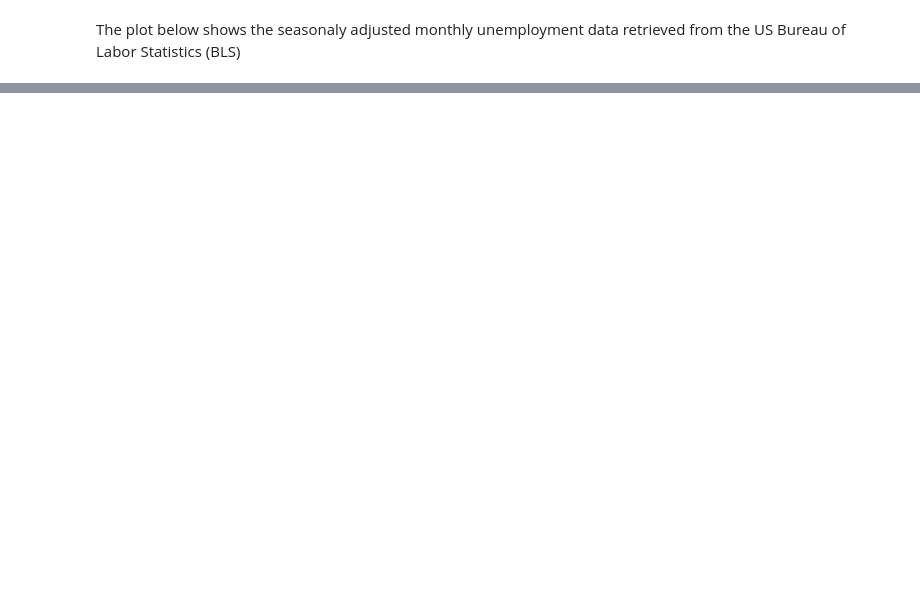
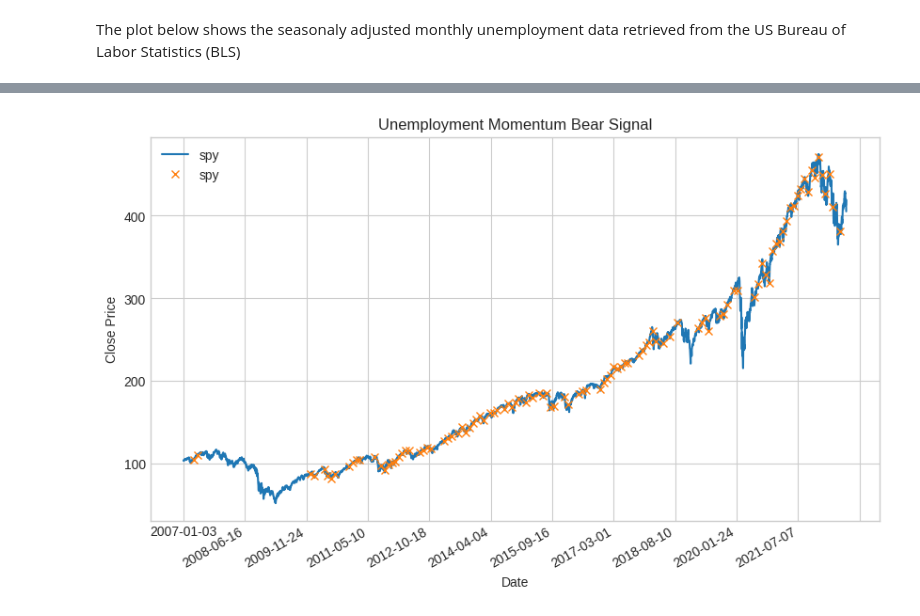
Before and after one commit to IanLKaplan/lazy_fundamental_analyst, a Jupyter notebook: lazy_fundamental_analyst.ipynb, the cells around one changed output, grey strips where cells are left out. Drawn from its saved outputs; the diff is of its cells as text; code cells hidden in the pictures; blank space fills up the shorter version.

```diff
--- a/lazy_fundamental_analyst.ipynb
+++ b/lazy_fundamental_analyst.ipynb
@@ -317,10 +363,8 @@ class BLSData:
 bls_start_year: str = '2007'
 bls_end_year: str = str(datetime.today().year)
 bls_data = BLSData(bls_start_year, bls_end_year)
-#
-# Round to a whole number since fractional unemployment values are not very accurate
-# (e.g., there is a lot of noise in unemployment numbers)
-bls_unemployment_df = round(bls_data.get_unemployment_data(), 0)
+
+bls_unemployment_df = round(bls_data.get_unemployment_data(), 2)
 # %% [markdown]
 <p>
 The plot below shows the seasonaly adjusted monthly unemployment data retrieved from the US Bureau of Labor Statistics (BLS)
@@ -344,0 +518,6 @@ Inception Date: 12/16/1998
+# %%
+emp_ix_l = get_market_indexes(spy_close_df, emp_bearish_dates)
+spy_emp_bear_df = spy_close_df.iloc[emp_ix_l]
+plot_hedge(spy_close_df, spy_emp_bear_df, "Unemployment Momentum Bear Signal")
+# %% [output]
+[figure, added]
```
Also changed, not shown: parts of 14 cells of this notebook, 1 other file.
